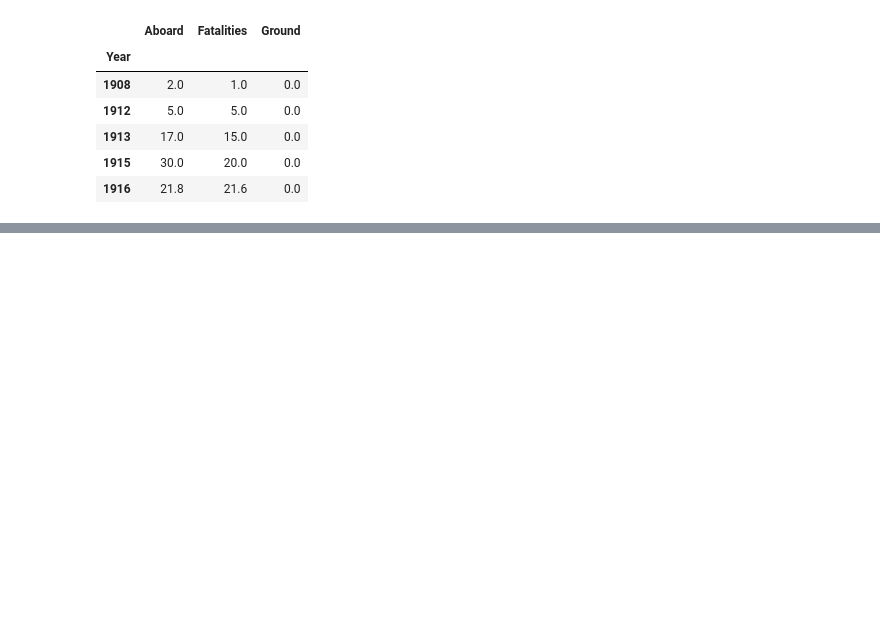
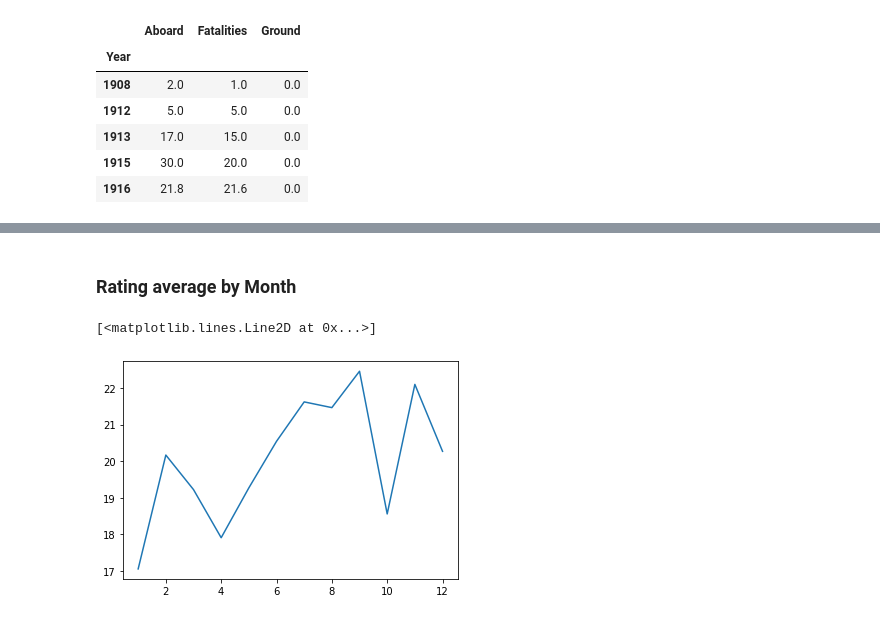
Before and after one commit to andreiclu/Python_basics, a Jupyter notebook: Data_analysis/Graphs.ipynb, the cells around one changed output, grey strips where cells are left out. Saved outputs shown, nothing was run; the diff lists cells and outputs as text; code cells hidden in the pictures; blank space fills up the shorter version.

```diff
--- a/Data_analysis/Graphs.ipynb
+++ b/Data_analysis/Graphs.ipynb
@@ -25,0 +40,9 @@ day_average.head()
+# %% [markdown]
+### Rating average by Month
+# %%
+data['Month'] = data['Date'].dt.month
+month_average = data.groupby(['Month']).mean()
+plt.plot(month_average.index, month_average['Fatalities'])
+# %% [output]
+[<matplotlib.lines.Line2D at 0x...>]
+[figure, added]
```
Also changed, not shown: parts of 10 cells of this notebook, 35 other files.
